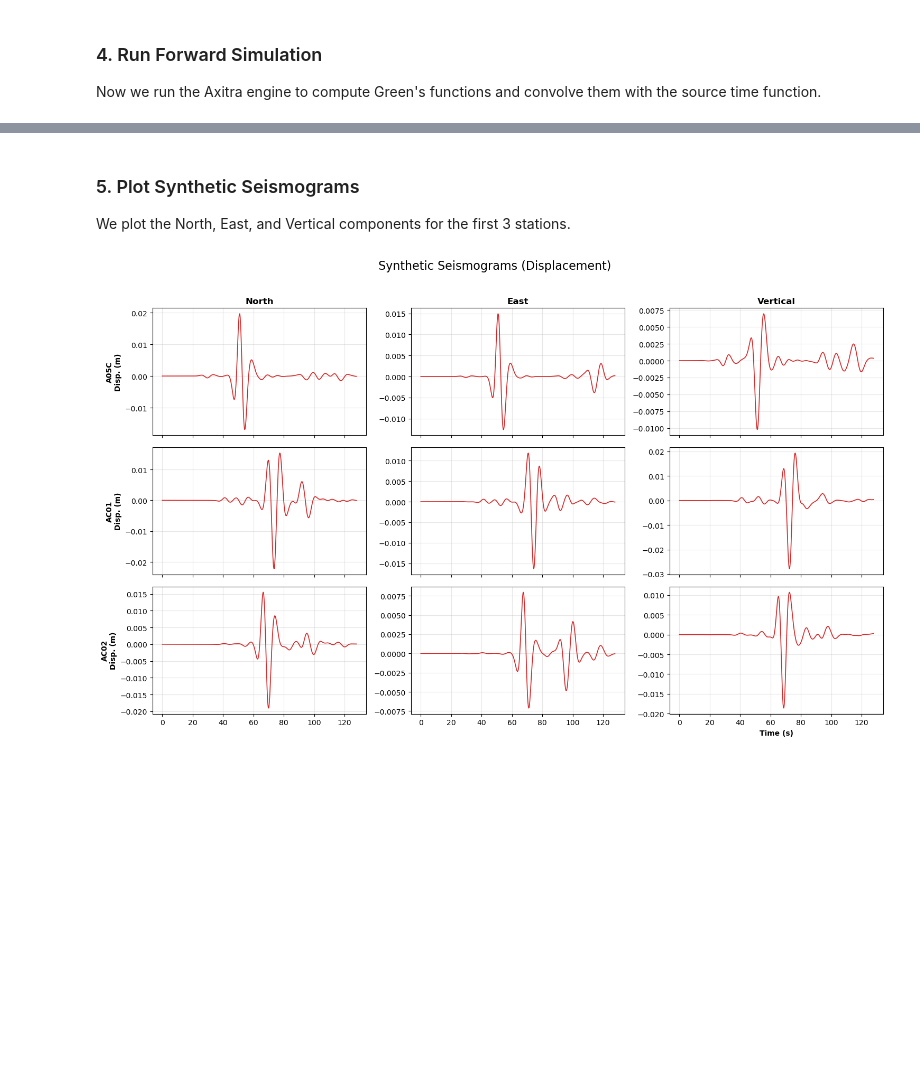
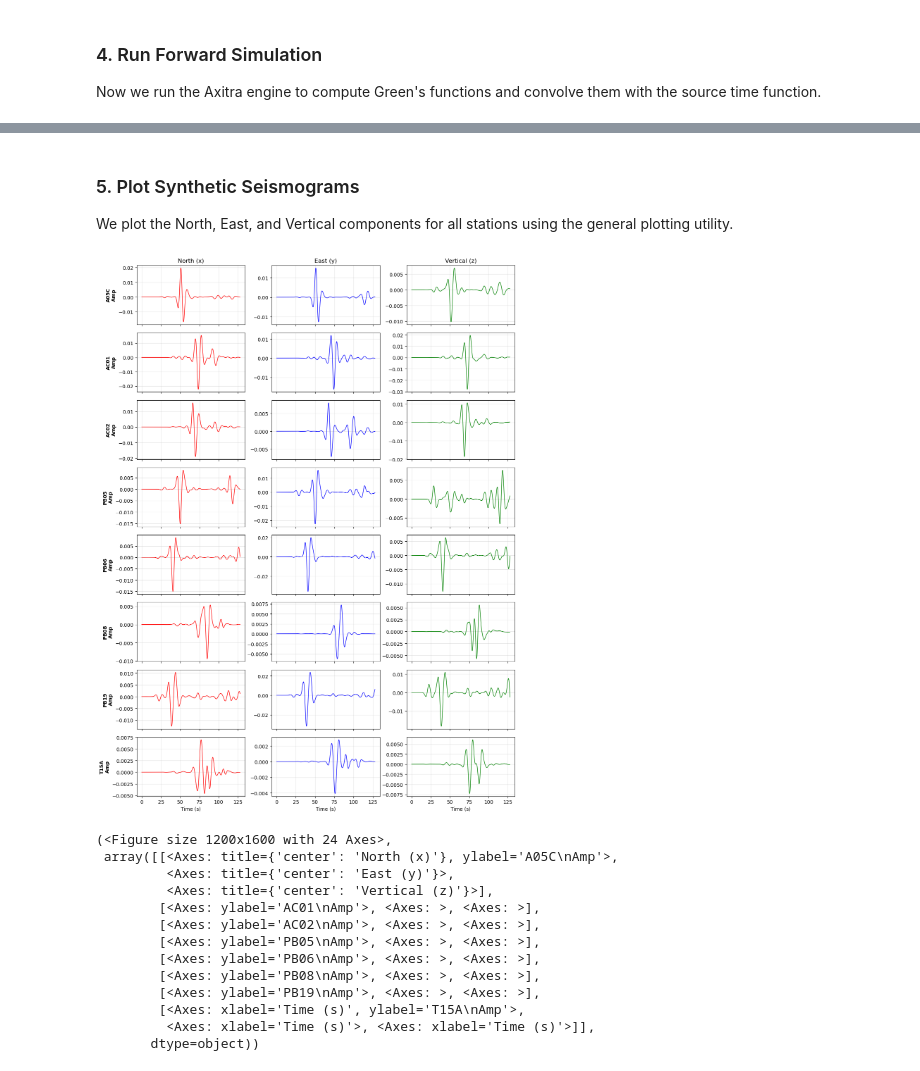
Before and after one commit to alexvillarroel/KDEllipsPy, a Jupyter notebook: Colab_Example_Synthetic.ipynb, the cells around one changed output, grey strips where cells are left out. Cells and saved outputs as stored; diff of their text form; code cells hidden in the pictures; blank space fills up the shorter version.

```diff
--- a/Colab_Example_Synthetic.ipynb
+++ b/Colab_Example_Synthetic.ipynb
@@ -95,26 +102,26 @@ Synthetics generated for 8 stations.
 # %% [markdown]
 ### 5. Plot Synthetic Seismograms
 
-We plot the North, East, and Vertical components for the first 3 stations.
+We plot the North, East, and Vertical components for all stations using the general plotting utility.
-# %%
-n_to_plot = min(3, sx.shape[0])
-fig, axes = plt.subplots(n_to_plot, 3, figsize=(15, 3 * n_to_plot), sharex=True)
-
-comps = ["North", "East", "Vertical"]
-data_list = [sx, sy, sz]
-
-for i in range(n_to_plot):
-    sta_name = cfg.stations.stations[i].name
-    for j in range(3):
-        ax = axes[i, j] if n_to_plot > 1 else axes[j]
-        ax.plot(time, data_list[j][i, :], color="tab:red", lw=1.2)
-        if i == 0: ax.set_title(comps[j], fontweight="bold")
-        if j == 0: ax.set_ylabel(f"{sta_name}\nDisp. (m)", fontweight="bold")
-        ax.grid(True, alpha=0.3)
-
-plt.xlabel("Time (s)", fontweight="bold")
-plt.suptitle("Synthetic Seismograms (Displacement)", fontsize=16, y=1.02)
-plt.tight_layout()
-plt.show()
-# %% [output]
-[figure, removed]
+# %%
+from kdellipspy import plotting
+
+station_names = [s.name for s in cfg.stations.stations]
+synthetics = np.array([sx, sy, sz]).transpose(1, 0, 2)
+
+plotting.plot_synthetic_components(time, synthetics, station_names)
+# %% [output]
+[figure, added]
+(<Figure size 1200x1600 with 24 Axes>,
+ array([[<Axes: title={'center': 'North (x)'}, ylabel='A05C\nAmp'>,
+         <Axes: title={'center': 'East (y)'}>,
+         <Axes: title={'center': 'Vertical (z)'}>],
+        [<Axes: ylabel='AC01\nAmp'>, <Axes: >, <Axes: >],
+        [<Axes: ylabel='AC02\nAmp'>, <Axes: >, <Axes: >],
+        [<Axes: ylabel='PB05\nAmp'>, <Axes: >, <Axes: >],
+        [<Axes: ylabel='PB06\nAmp'>, <Axes: >, <Axes: >],
+        [<Axes: ylabel='PB08\nAmp'>, <Axes: >, <Axes: >],
+        [<Axes: ylabel='PB19\nAmp'>, <Axes: >, <Axes: >],
+        [<Axes: xlabel='Time (s)', ylabel='T15A\nAmp'>,
+         <Axes: xlabel='Time (s)'>, <Axes: xlabel='Time (s)'>]],
+       dtype=object))
```
Also changed, not shown: parts of 4 cells of this notebook, 22 other files.
